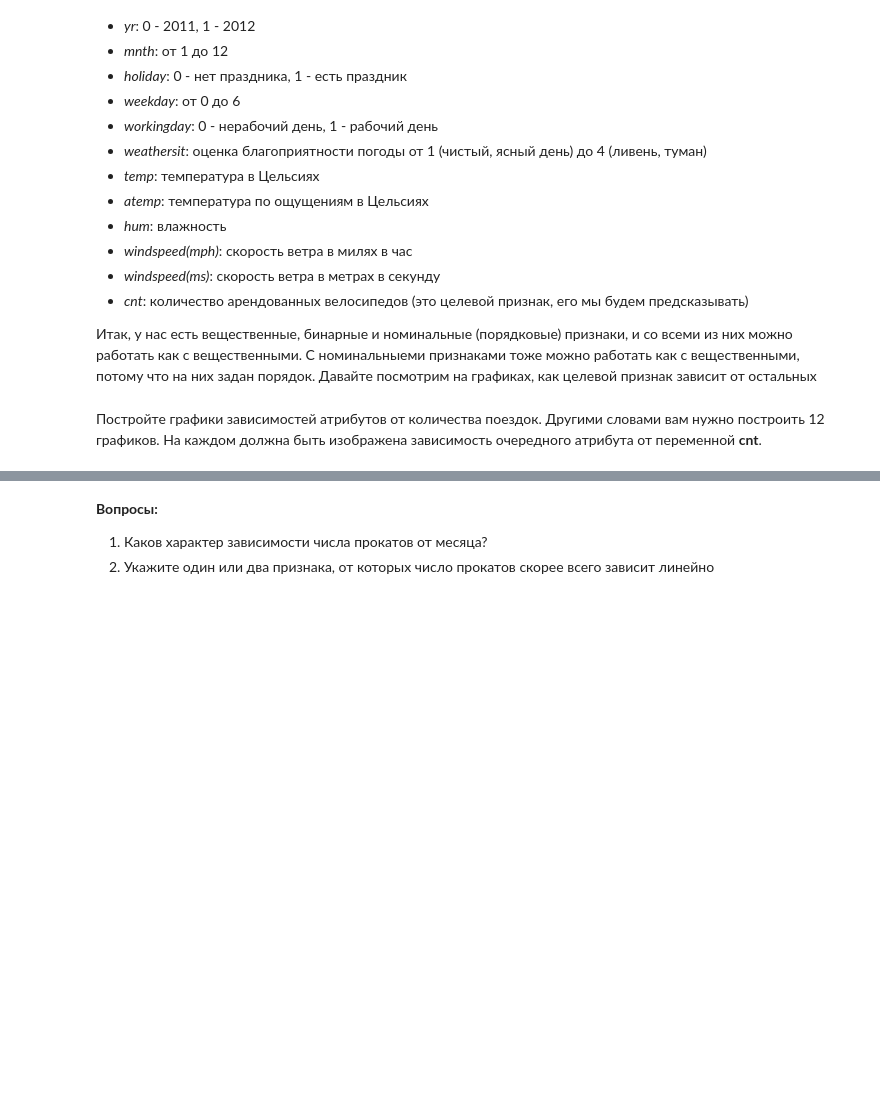
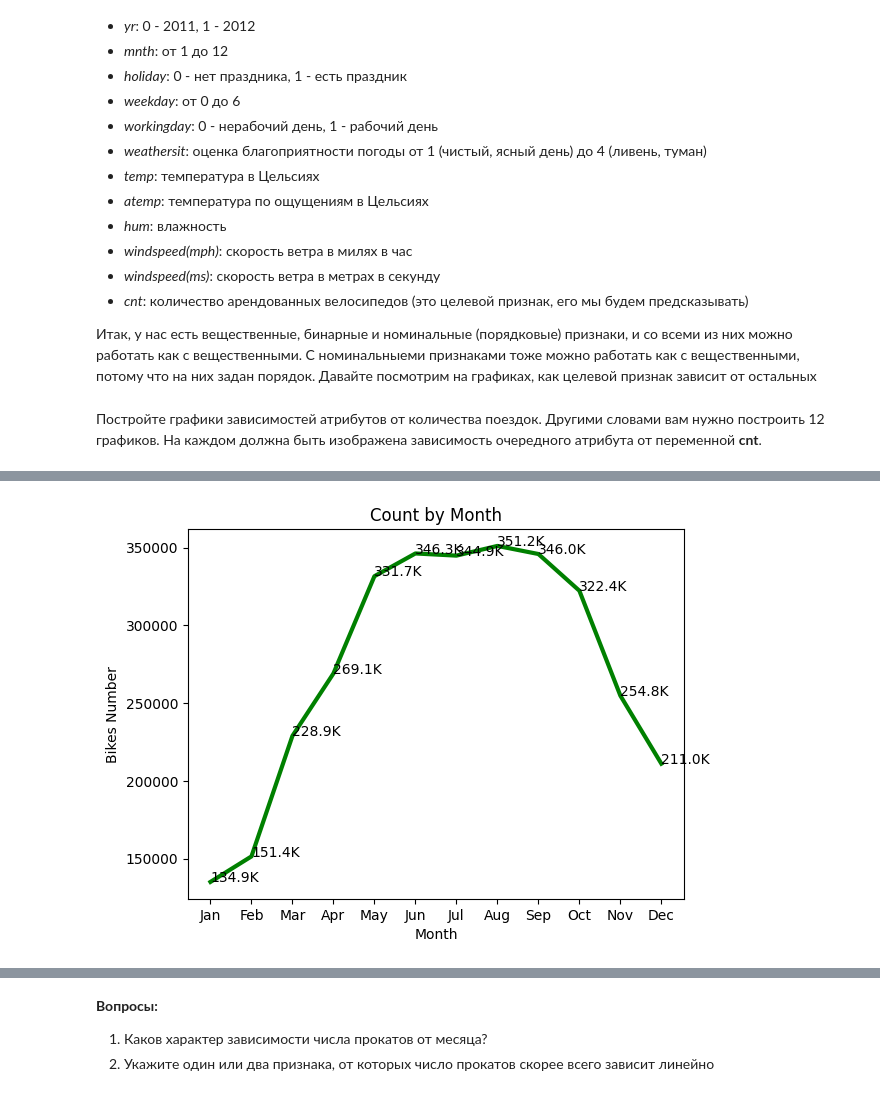
Before and after one commit to Ovick/Home-Tasks, a Jupyter notebook: Module_3.4/OverfittingHomeWork.ipynb, the cells around one changed output, grey strips where cells are left out. Cells and saved outputs as stored; diff of their text form; code cells hidden in the pictures; blank space fills up the shorter version.

```diff
--- a/Module_3.4/OverfittingHomeWork.ipynb
+++ b/Module_3.4/OverfittingHomeWork.ipynb
@@ -85,0 +77,14 @@ cnt_against_month.plot(kind = 'hist', legend=True, xlabel='Season Code', ylabel=
+# %%
+points_df = df[['mnth','cnt']].groupby(by='mnth').sum()
+points = np.array(points_df['cnt'])
+categories = ('Jan','Feb','Mar','Apr','May','Jun','Jul','Aug','Sep','Oct','Nov','Dec')
+plt.plot(points_df['cnt'], c='green', linewidth='3')
+plt.xlabel('Month')
+plt.ylabel('Bikes Number')
+plt.title('Count by Month')
+plt.xticks((1,2,3,4,5,6,7,8,9,10,11,12), categories)
+for i in range(len(categories)):
+    plt.text(i+1, points[i], str(round(points[i]/1000,1))+'K')
+plt.show()
+# %% [output]
+[figure, added]
```
Also changed, not shown: parts of 34 cells of this notebook.
